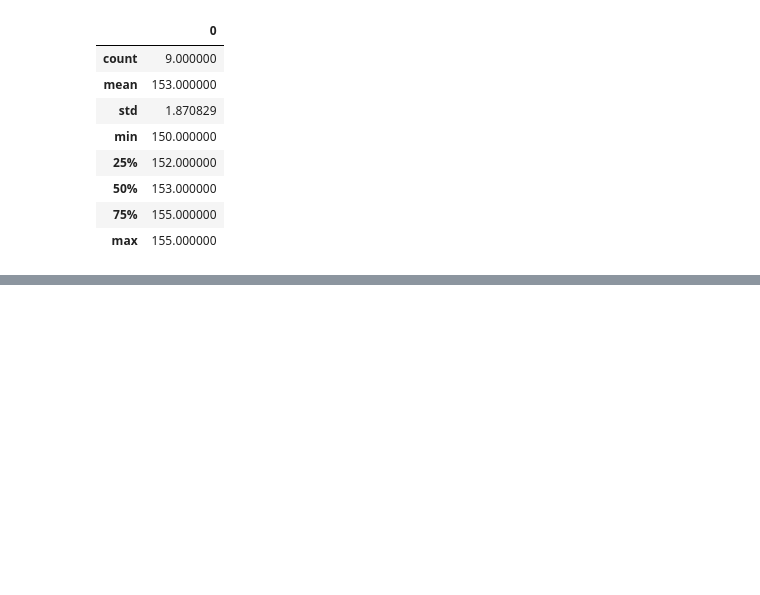
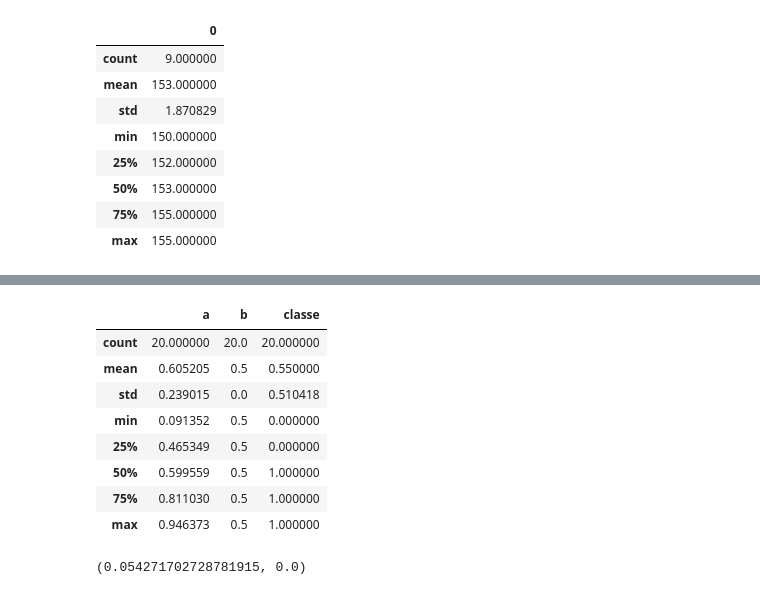
Before and after one commit to VitorSancho/Estudos_EstastisticaParaDSeMachineLearningUdemy, a Jupyter notebook: Curso_Estatística_Udemy.ipynb, the cells around one changed output, grey strips where cells are left out. Drawn from its saved outputs; the diff is of its cells as text; code cells hidden in the pictures; blank space fills up the shorter version.

```diff
--- a/Curso_Estatística_Udemy.ipynb
+++ b/Curso_Estatística_Udemy.ipynb
@@ -414,0 +589,4 @@ quartis_dados_impar.describe()
+# %%
+base_selecao={'a':np.random.rand(20),
+              'b':np.array([0.5]*20),
+              'classe':np.random.randint(0,2,size=20)}
@@ -414,0 +603,3 @@ quartis_dados_impar.describe()
+# %%
+df=pd.DataFrame(base_selecao)
+df.head()
@@ -414,0 +613,16 @@ quartis_dados_impar.describe()
+# %%
+df.describe()
+# %% [output]
+|  | a | b | classe |
+| count | 20.000000 | 20.0 | 20.000000 |
+| mean | 0.605205 | 0.5 | 0.550000 |
+| std | 0.239015 | 0.0 | 0.510418 |
+| min | 0.091352 | 0.5 | 0.000000 |
+| 25% | 0.465349 | 0.5 | 0.000000 |
+| 50% | 0.599559 | 0.5 | 1.000000 |
+| 75% | 0.811030 | 0.5 | 1.000000 |
+| max | 0.946373 | 0.5 | 1.000000 |
+# %%
+np.var(df['a']),np.var(df['b']),
+# %% [output]
+(0.054271702728781915, 0.0)
```
Also changed, not shown: parts of 86 cells of this notebook.
